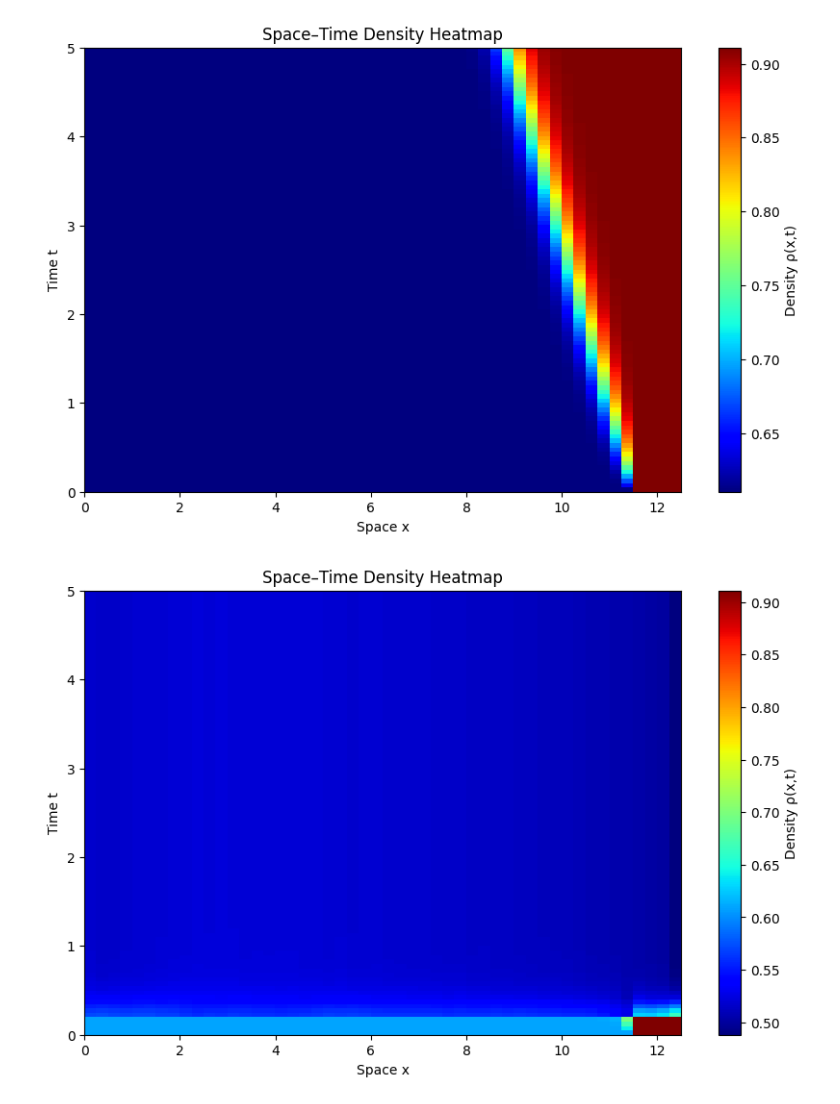
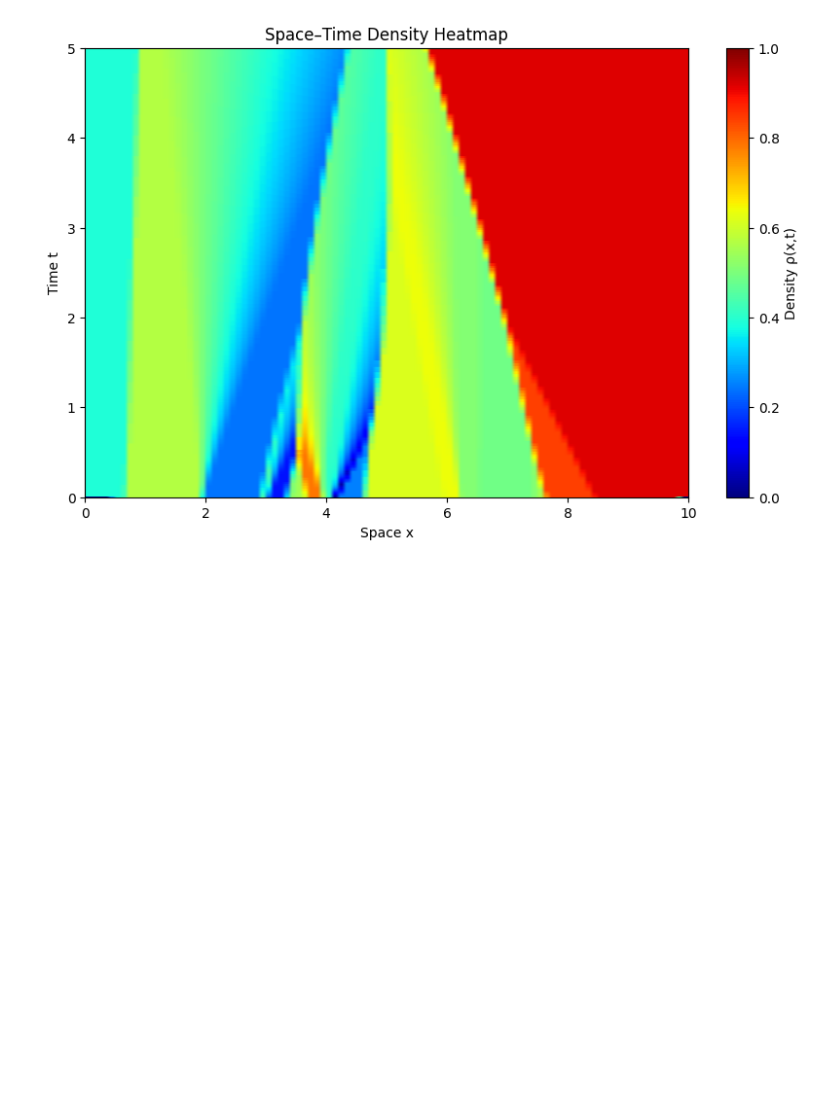
Before and after one commit to mchami02/saint-venant, a Jupyter notebook: operator_learning/operator_test.ipynb, the cells around one changed output. Drawn from its saved outputs; the diff is of its cells as text; code cells hidden in the pictures; blank space fills up the shorter version.

Commit message:
added operators

```diff
--- a/operator_learning/operator_test.ipynb
+++ b/operator_learning/operator_test.ipynb
@@ -230,63 +1,12 @@ plot_grid_density(dataset[1], nx, nt, dx, dt)
-# %%
-from godunov_solver.plotter import plot_grid_density
-
-def autoreg_rollout(model, u, T, add_coord=False):
-    """
-    u:   (B, nt, nx, C) full ground truth grid (only first T steps used)
-    T:   history length
-    out: (B, nt, nx, C) full predicted rollout
-    """
-    model.eval()
-    with torch.no_grad():
-        u = u.clone()
-        B, nt, nx, C = u.shape
-
-        # result buffer filled with zeros, we will fill all timesteps
-        out = torch.zeros_like(u)
-
-        # copy the first T truth steps
-        out[:, :T] = u[:, :T]
-
-        # build coordinate channel if needed
-        if add_coord:
-            x = torch.linspace(0, 1, nx, device=u.device)[None, :, None]  # (1, nx, 1)
-            x = x.expand(B, nx, 1)  # (B, nx, 1)
-
-        # rolling time window (B, T, nx, C)
-        win = out[:, :T].clone()
-
-        for t in range(T, nt):
-            # --- build model input ---
-            # Stack window: (B, T, nx, C) -> (B, nx, T*C)
-            B_, T_, nx_, C_ = win.shape
-            x_in = win.permute(0, 2, 1, 3).reshape(B, nx, T * C)
-
-            # append coordinate channel if desired
-            if add_coord:
-                x_in = torch.cat([x_in, x], dim=-1)     # (B, nx, T*C+1)
-
-            # permute to channels-first for FNO
-            x_in_cf = x_in.permute(0, 2, 1)            # (B, C_in, nx)
-
-            # --- predict next frame ---
-            pred_cf = model(x_in_cf)                   # (B, C, nx)
-            pred = pred_cf.permute(0, 2, 1)            # (B, nx, C)
-
-            # write prediction into output buffer
-            out[:, t] = pred
-
-            # update window: drop oldest, append prediction
-            if T > 1:
-                win = torch.cat([win[:, 1:], pred.unsqueeze(1)], dim=1)
-            else:
-                win = pred.unsqueeze(1)
-
-        return out
-
-idx = 3
-pred = autoreg_rollout(model, dataset[idx].unsqueeze(0).to(device), history_len)
-plot_grid_density(dataset[idx], nx, nt, dx, dt)
-plot_grid_density(pred[0].cpu().numpy(), nx, nt, dx, dt)
-# %% [output]
-[figure, removed]
-[figure, removed]
+# %%
+from operator_data_pipeline import get_nfv_dataset
+from numerical_methods.plotter import plot_grid_density
+
+nx = 100
+nt = 500
+dx = 0.1
+dt = 0.01
+grids = get_nfv_dataset(10, nx, nt, dx, dt, max_steps=20)
+plot_grid_density(grids[0], nx, nt, dx, dt)
+# %% [output]
+[figure, added]
```
Also changed, not shown: parts of 7 cells of this notebook, 5 other files.
